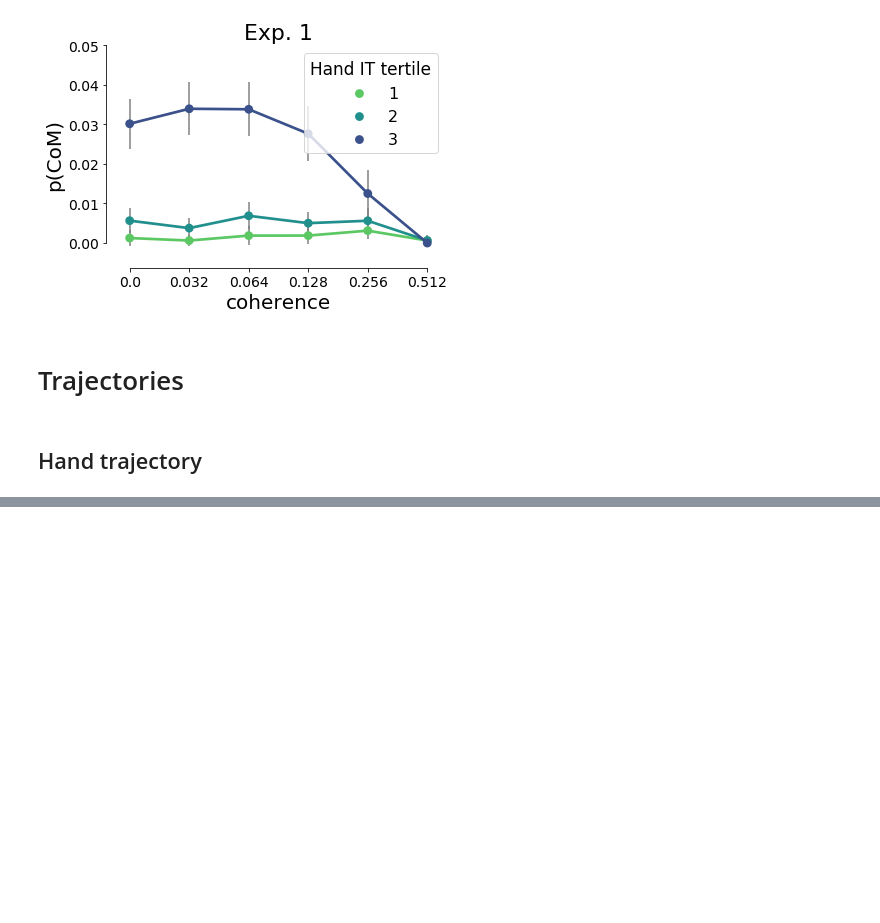
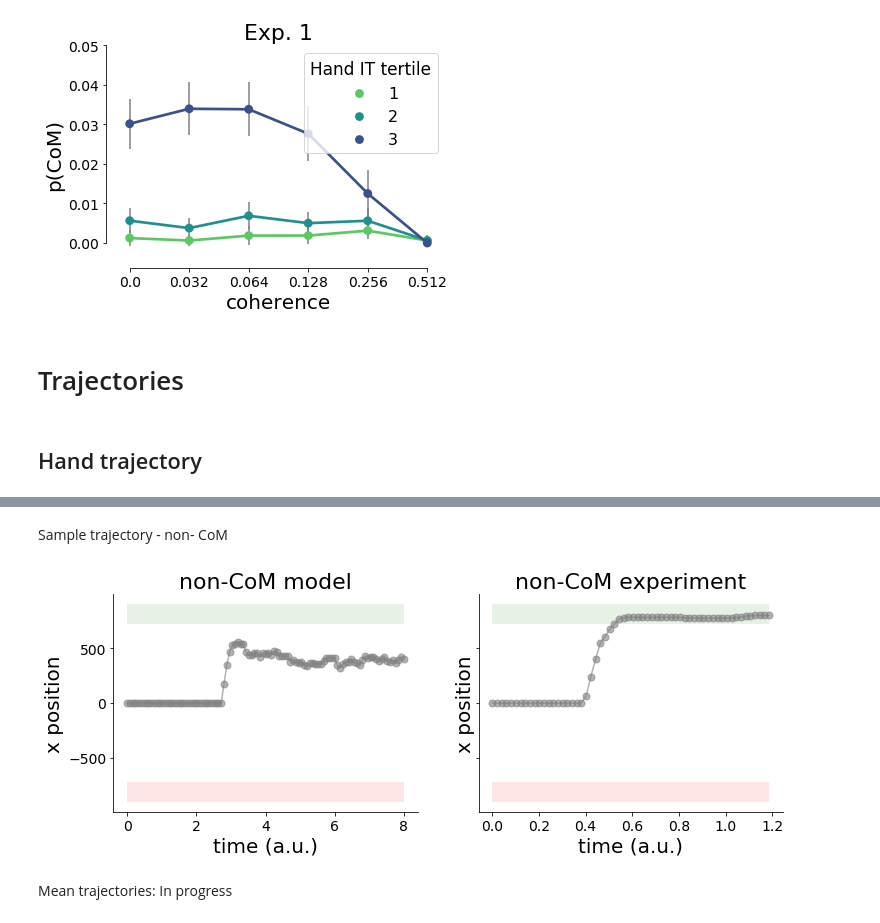
Before and after one commit to nidstigator/com_fixed_duration, a Jupyter notebook: plotting_code/notebooks/model_exp_sidebyside.ipynb, the cells around one changed output, grey strips where cells are left out. Cells and saved outputs as stored; diff of their text form; code cells hidden in the pictures; blank space fills up the shorter version.

```diff
--- a/plotting_code/notebooks/model_exp_sidebyside.ipynb
+++ b/plotting_code/notebooks/model_exp_sidebyside.ipynb
@@ -546,0 +560,12 @@ plot_example_traj_x(dynamics_2, 'mouse')
+# %% [markdown]
+Sample trajectory - non- CoM
+# %%
+correct = True
+com = False
+coherence = 0.032
+
+plot_example_traj_x(dynamics_1, choices_1, 'mouse', correct, com, coherence)
+# %% [output]
+[figure, added]
+# %% [markdown]
+Mean trajectories: In progress
```
Also changed, not shown: parts of 7 cells of this notebook, 4 other files.
